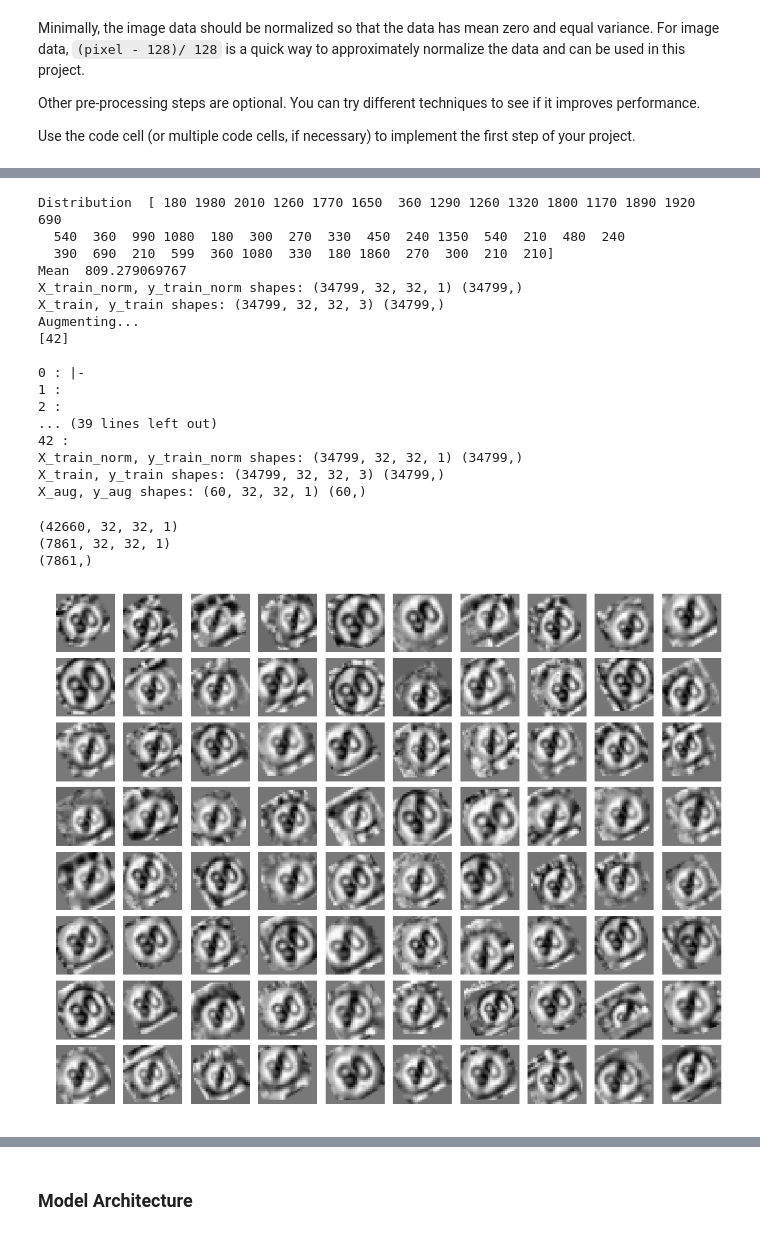
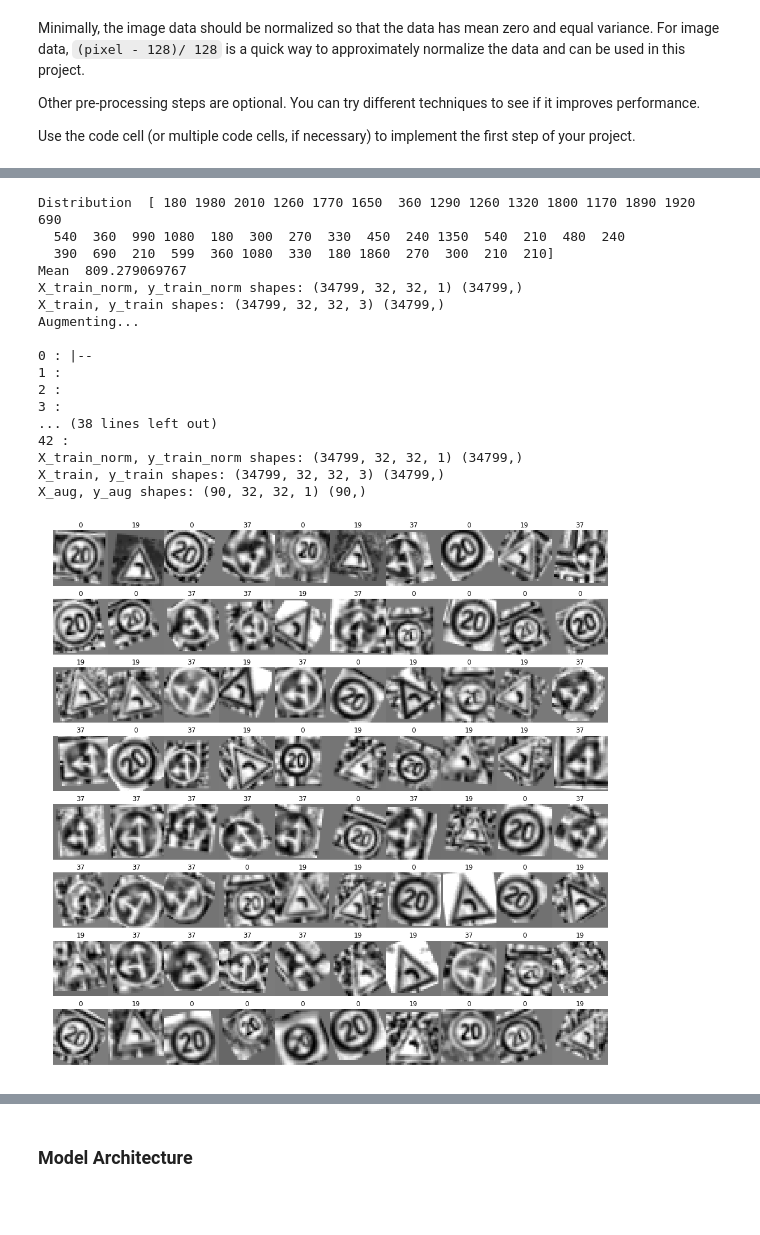
Before and after one commit to afourteia/CarND_Traffic_Sign_Classifier, a Jupyter notebook: Traffic_Sign_Classifier.ipynb, the cells around one changed output, grey strips where cells are left out. Saved outputs shown, nothing was run; the diff lists cells and outputs as text; code cells hidden in the pictures; blank space fills up the shorter version.

```diff
--- a/Traffic_Sign_Classifier.ipynb
+++ b/Traffic_Sign_Classifier.ipynb
@@ -189,13 +189,13 @@ There are various aspects to consider when thinking about this problem:
 
 Here is an example of a [published baseline model on this problem](http://yann.lecun.com/exdb/publis/pdf/sermanet-ijcnn-11.pdf). It's not required to be familiar with the approach used in the paper but, it's good practice to try to read papers like these.
 # %%
-def view_images(image_set):
+def view_images(image_set, labels):
     """ Displays a grid of images from an image array
     This function can plot both color and gray images"""
     n_rows = 8
     n_cols = 10
-    offset = 620
-    fig, axs = plt.subplots(n_rows,n_cols, figsize=(18, 14))
+    offset = 1
+    fig, axs = plt.subplots(n_rows,n_cols, figsize=(18, 18))
     fig.subplots_adjust(hspace = .1, wspace=.001)
     axs = axs.ravel()
     for j in range(0,n_rows,1):
@@ -204,10 +204,12 @@ def view_images(image_set):
             if image_set.shape[3] == 1:
                 image = image_set[index + offset].squeeze()
                 axs[index].axis('off')
+                axs[index].set_title(labels[index + offset])
                 axs[index].imshow(image, cmap='gray')
             else:
                 image = image_set[index + offset]
                 axs[index].axis('off')
+                axs[index].set_title(labels[index + offset])
                 axs[index].imshow(image)
 # %%
 #View a series of images
@@ -474,7 +478,7 @@ def random_rotation(img):
     """
     rows,cols,depth = img.shape
     # Maximum roatation limit
-    ang = 60
+    ang = 40
     px = np.random.randint(-ang,ang)
     RT = cv2.getRotationMatrix2D((rows/2,cols/2), px,1.0)
     temp = cv2.warpAffine(img, RT, (cols,rows),flags=cv2.INTER_LINEAR)
@@ -530,14 +554,13 @@ view_images(X_train_gray)
 bincount = np.bincount(y_train_norm)
 print("Distribution ", bincount)
 print("Mean ",np.mean(bincount))
-threshold = 200
-class_indices = np.array(np.where(bincount < threshold))
-class_indices = class_indices[0]
-class_indices = class_indices + 1
+threshold = 500
+# class_indices = np.array(np.where(bincount < threshold))
+# class_indices = class_indices[0]
+# class_indices = class_indices + 1
 print('X_train_norm, y_train_norm shapes:', X_train_norm.shape, y_train_norm.shape)
 print('X_train, y_train shapes:', X_train.shape, y_train.shape)
 print('Augmenting...')
-print([class_n])
 print()
 
 X_aug = []
@@ -550,7 +573,7 @@ for class_n in range(n_classes):
     if n_samples < threshold:
         for i in range(threshold - n_samples):
             new_img = X_train_norm[class_indices[0][i % n_samples]]
-            new_img = random_translate(random_rotation(random_scaling(random_translate(new_img)))))
+            new_img = random_translate(random_rotation(random_scaling(random_translate(new_img))))
             X_aug.append(new_img)
             y_aug.append(class_n)
             if i % 50 == 0:
@@ -573,40 +596,31 @@ Mean  809.279069767
 X_train_norm, y_train_norm shapes: (34799, 32, 32, 1) (34799,)
 X_train, y_train shapes: (34799, 32, 32, 3) (34799,)
 Augmenting...
-[42]
 
-0 : |-
+0 : |--
 1 :
 2 :
-... (39 lines left out)
+3 :
+... (38 lines left out)
 42 :
 X_train_norm, y_train_norm shapes: (34799, 32, 32, 1) (34799,)
 X_train, y_train shapes: (34799, 32, 32, 3) (34799,)
-X_aug, y_aug shapes: (60, 32, 32, 1) (60,)
+X_aug, y_aug shapes: (90, 32, 32, 1) (90,)
 # %%
-print(X_train_norm.shape)
 
-
-aug_img= X_train_norm[output_indices]
-aug_id = y_train[input_indices]
-
-print(aug_img.shape)
-print(aug_id.shape)
-view_images(aug_img)
+X_aug, y_aug = shuffle(X_aug, y_aug)
+view_images(X_aug,y_aug)
 
 
 augmented = {}
-augmented['features'] = X_train_norm[output_indices]
-augmented['labels'] = y_train[input_indices]
+augmented['features'] = X_aug
+augmented['labels'] = y_aug
 
 
 augment_file = os.path.join(path , "augmented.p")
 
 with open(augment_file, "wb") as f:
     pickle.dump(augmented,f)
 # %% [output]
-(42660, 32, 32, 1)
-(7861, 32, 32, 1)
-(7861,)
-[figure, old version]
+[figure, new version]
 # %%
```
Also changed, not shown: parts of 15 cells of this notebook, 3 other files.
